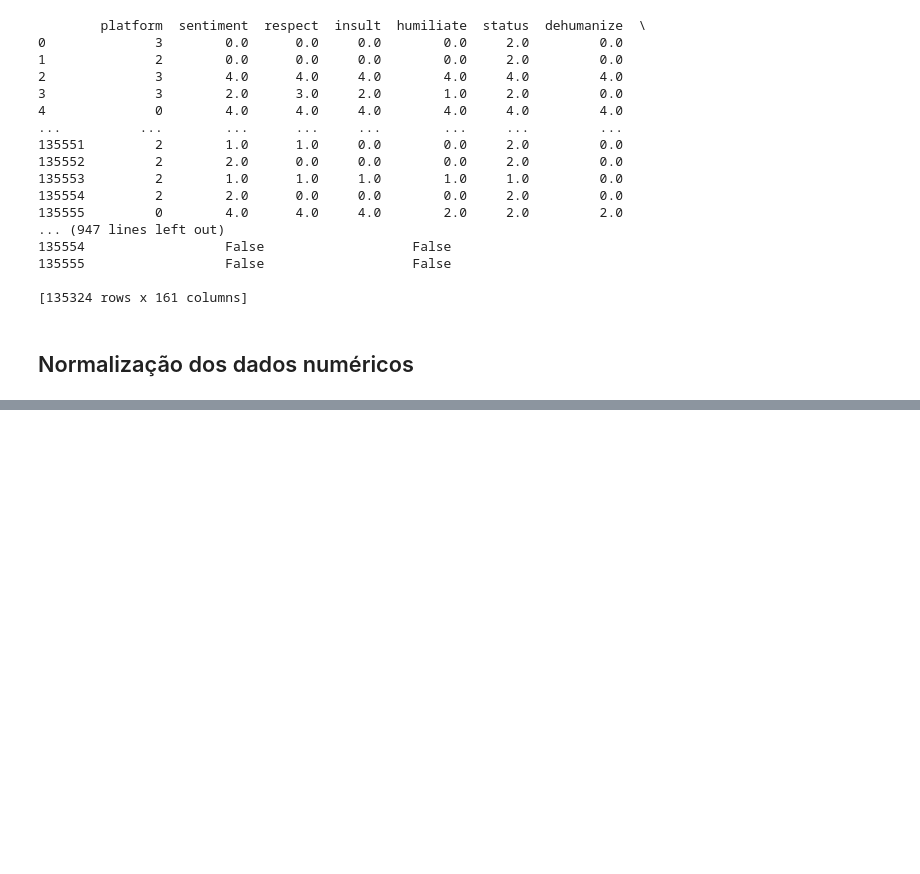
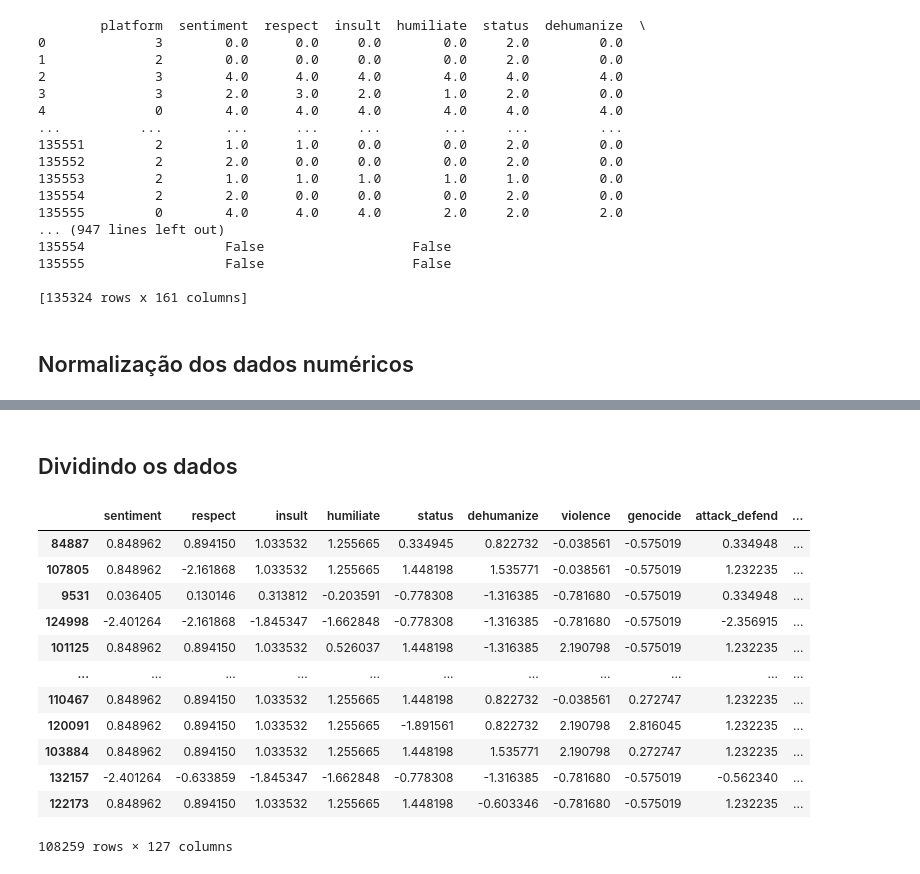
Before and after one commit to weltonfelix/deep_project, a Jupyter notebook: deteccao_discurso_de_odio.ipynb, the cells around one changed output, grey strips where cells are left out. Cells and saved outputs as stored; diff of their text form; code cells hidden in the pictures; blank space fills up the shorter version.

```diff
--- a/deteccao_discurso_de_odio.ipynb
+++ b/deteccao_discurso_de_odio.ipynb
@@ -518,5 +517,5 @@ numeric_columns = df.select_dtypes(include=['float64', 'int64']).columns
 
 scaler = StandardScaler()
 df[numeric_columns] = scaler.fit_transform(df[numeric_columns])
-
-df
+X_numeric = df[numeric_columns]
+y = df['lemmatized_text']
@@ -536,0 +538,20 @@ df
+# %% [markdown]
+## Dividindo os dados
+# %%
+X_train, X_test, y_train, y_test = train_test_split(X_numeric, y, test_size=0.2, random_state=42)
+# %%
+X_train
+# %% [output]
+|  | sentiment | respect | insult | humiliate | status | dehumanize | violence | genocide | attack_defend | ... |
+| 84887 | 0.848962 | 0.894150 | 1.033532 | 1.255665 | 0.334945 | 0.822732 | -0.038561 | -0.575019 | 0.334948 | ... |
+| 107805 | 0.848962 | -2.161868 | 1.033532 | 1.255665 | 1.448198 | 1.535771 | -0.038561 | -0.575019 | 1.232235 | ... |
+| 9531 | 0.036405 | 0.130146 | 0.313812 | -0.203591 | -0.778308 | -1.316385 | -0.781680 | -0.575019 | 0.334948 | ... |
+| 124998 | -2.401264 | -2.161868 | -1.845347 | -1.662848 | -0.778308 | -1.316385 | -0.781680 | -0.575019 | -2.356915 | ... |
+| 101125 | 0.848962 | 0.894150 | 1.033532 | 0.526037 | 1.448198 | -1.316385 | 2.190798 | -0.575019 | 1.232235 | ... |
+| ... | ... | ... | ... | ... | ... | ... | ... | ... | ... | ... |
+| 110467 | 0.848962 | 0.894150 | 1.033532 | 1.255665 | 1.448198 | 0.822732 | -0.038561 | 0.272747 | 1.232235 | ... |
+| 120091 | 0.848962 | 0.894150 | 1.033532 | 1.255665 | -1.891561 | 0.822732 | 2.190798 | 2.816045 | 1.232235 | ... |
+| 103884 | 0.848962 | 0.894150 | 1.033532 | 1.255665 | 1.448198 | 1.535771 | 2.190798 | 0.272747 | 1.232235 | ... |
+| 132157 | -2.401264 | -0.633859 | -1.845347 | -1.662848 | -0.778308 | -1.316385 | -0.781680 | -0.575019 | -0.562340 | ... |
+| 122173 | 0.848962 | 0.894150 | 1.033532 | 1.255665 | 1.448198 | -0.603346 | -0.781680 | -0.575019 | 1.232235 | ... |
+108259 rows × 127 columns
```
Also changed, not shown: parts of 10 cells of this notebook.
